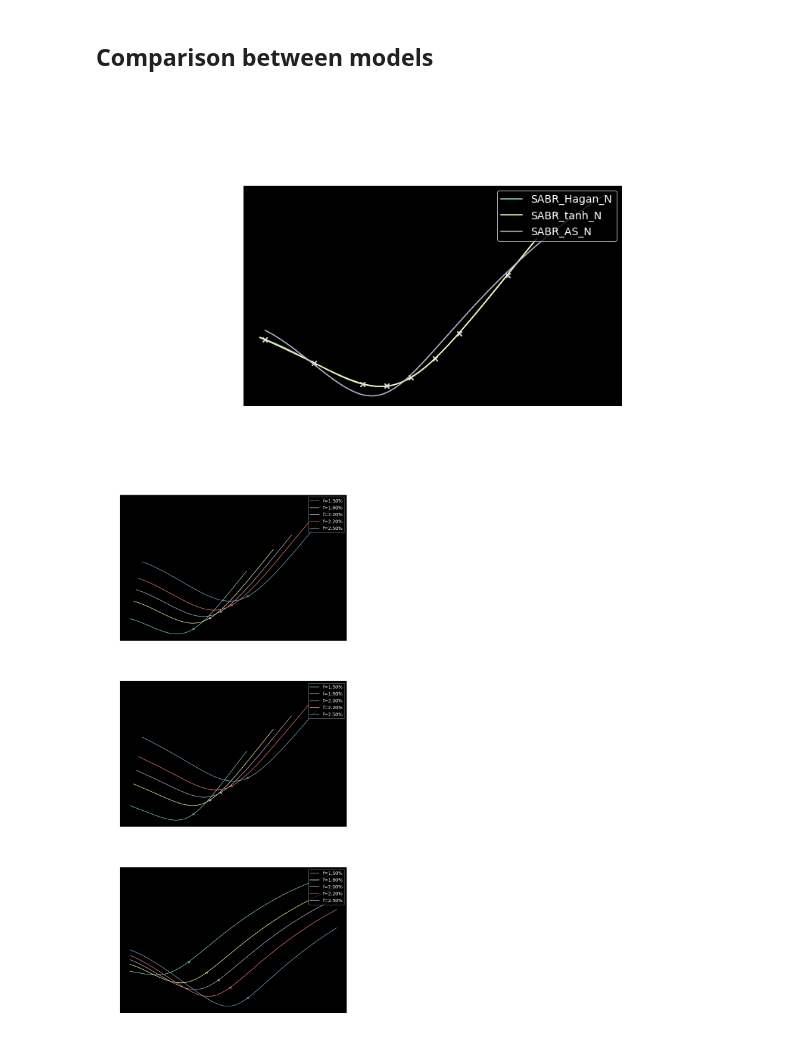
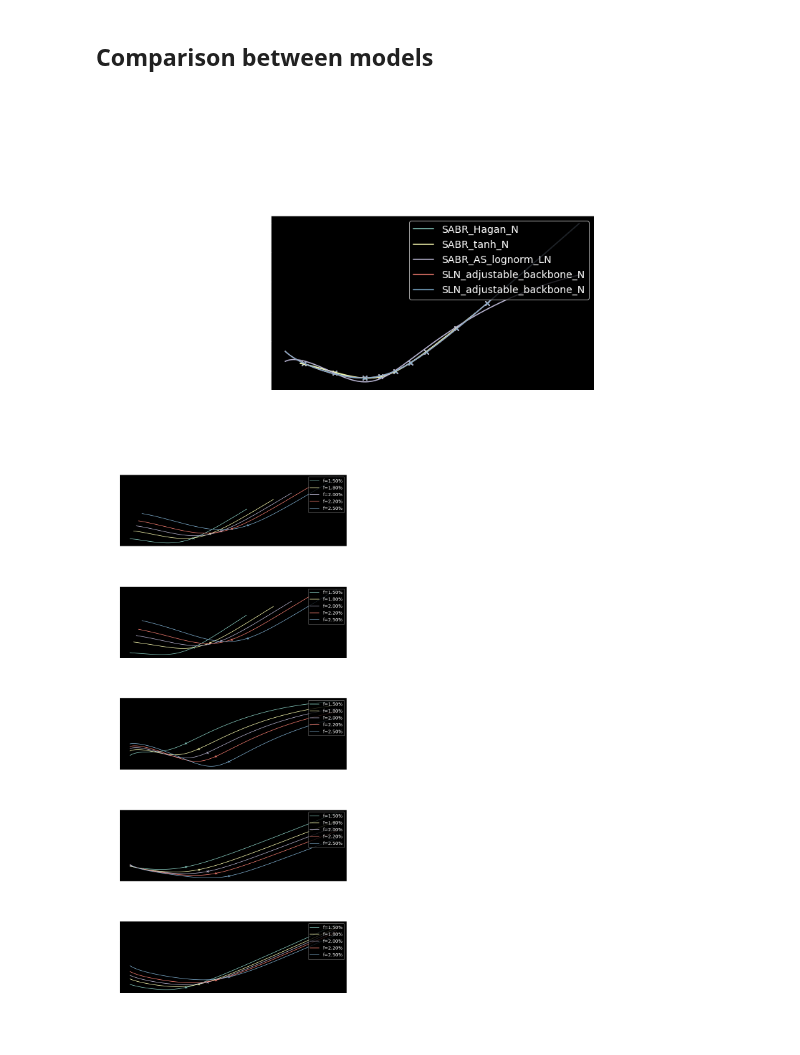
Before and after one commit to sauxpa/Quant, a Jupyter notebook: volmodels_examples/model_fit.ipynb, the cells around one changed output. Saved outputs shown, nothing was run; the diff lists cells and outputs as text; code cells hidden in the pictures.

Commit message:
add stochastic displaced lognormal

```diff
--- a/volmodels_examples/model_fit.ipynb
+++ b/volmodels_examples/model_fit.ipynb
@@ -92,7 +111,3 @@ init_params_map = {
 fitter = Fitter(model=model, init_params_map=init_params_map)
 # %% [markdown]
 ## Expiry 1y
-# %%
-T_expiry = 1
-f = 2*ONE_PCT
-df = df_1y
@@ -151,8 +165,0 @@ plt.show()
-# %%
-T_expiry = 10
-f = 3*ONE_PCT
-df = df_1y
-# %%
-fitter.f = f
-fitter.T_expiry = T_expiry
-fitter.df = df
@@ -232,6 +245,6 @@ init_params_map_AS = {
 # %%
 T_expiry = 1.0
-tenor = '5Y'
+tenor = '10Y'
 f = 2*ONE_PCT
 df = df_1y
 
@@ -247,44 +260,63 @@ fitter_tanh = Fitter(model=model_tanh,
                      f=f,
                      T_expiry=T_expiry
                     )
-fitter_AS = Fitter(model=model_AS,
-                   init_params_map=init_params_map_AS,
+fitter_AS_lognorm = Fitter(model=model_AS_lognorm,
+                   init_params_map=init_params_map_AS_lognorm,
                    df=df,
                    f=f,
                    T_expiry=T_expiry
                   )
+# negative mixing : increasing backbone for lower rates
+fitter_SLN_adjustable_backbone_minus = Fitter(model=model_SLN_adjustable_backbone_minus,
+                                              init_params_map=init_params_map_SLN_adjustable_backbone_minus,
+                                              df=df,
+                                              f=f,
+                                              T_expiry=T_expiry
+                                             )
+# positive mixing : decreasingg backbone for lower rates
+fitter_SLN_adjustable_backbone_plus = Fitter(model=model_SLN_adjustable_backbone_plus,
+                                             init_params_map=init_params_map_SLN_adjustable_backbone_plus,
+                                             df=df,
+                                             f=f,
+                                             T_expiry=T_expiry
+                                            )
 # %%
 xlabel = 'strike\n\n'
 ylabel = 'implied vol'
 
 fig, ax= plt.subplots(nrows=1, ncols=1)
 
 title = '{}\n'.format(tenor)
 
-for fitter in [fitter_SABR, fitter_tanh, fitter_AS]:
+for fitter in [fitter_SABR,
+               fitter_tanh,
+               fitter_AS_lognorm,
+               fitter_SLN_adjustable_backbone_minus,
+               fitter_SLN_adjustable_backbone_plus
+              ]:
     fitter.tenor = tenor
     fitter.fit()
     model_fitted = fitter.calibrate_model()
 
     x_grid = model_fitted.strike_grid
     smile = list(model_fitted.smile.values())
 
     ax.plot(x_grid, smile, label=model_fitted.model_name)
     ax.scatter(fitter.market_smile.keys(), fitter.market_smile.values(), marker='x')
     title += model_fitted.model_name + ': ' + str(model_fitted) + '\n'
 
 ax.set_xlabel(xlabel)
 ax.set_ylabel(ylabel)
 ax.set_title(title)
 ax.legend(loc='upper right')
 ax.xaxis.set_major_formatter(FuncFormatter(lambda x, _: '{:.2%}'.format(x)))
 
 plt.tight_layout()
 plt.show()
 # %% [output]
-[figure, old version]
+[figure, new version]
 # %%
-fig, axes = plt.subplots(figsize=(11, 24), nrows=3, ncols=1)
+fig, axes = plt.subplots(figsize=(11, 24), nrows=5, ncols=1)
 
 f_shocks = [
     -50*ONE_BP,
@@ -294,7 +326,12 @@ f_shocks = [
     50*ONE_BP
 ]
 
-for ax, fitter in zip(axes, [fitter_SABR, fitter_tanh, fitter_AS]):
+for ax, fitter in zip(axes, [fitter_SABR,
+                             fitter_tanh,
+                             fitter_AS_lognorm,
+                             fitter_SLN_adjustable_backbone_minus,
+                             fitter_SLN_adjustable_backbone_plus,
+                            ]):
     fitter.tenor = tenor
     fitter.fit()
     model_fitted = fitter.calibrate_model()
@@ -317,4 +354,4 @@ for ax, fitter in zip(axes, [fitter_SABR, fitter_tanh, fitter_AS]):
 plt.tight_layout()
 plt.show()
 # %% [output]
-[figure, old version]
+[figure, new version]
```
Also changed, not shown: parts of 8 cells of this notebook, 2 other files.
